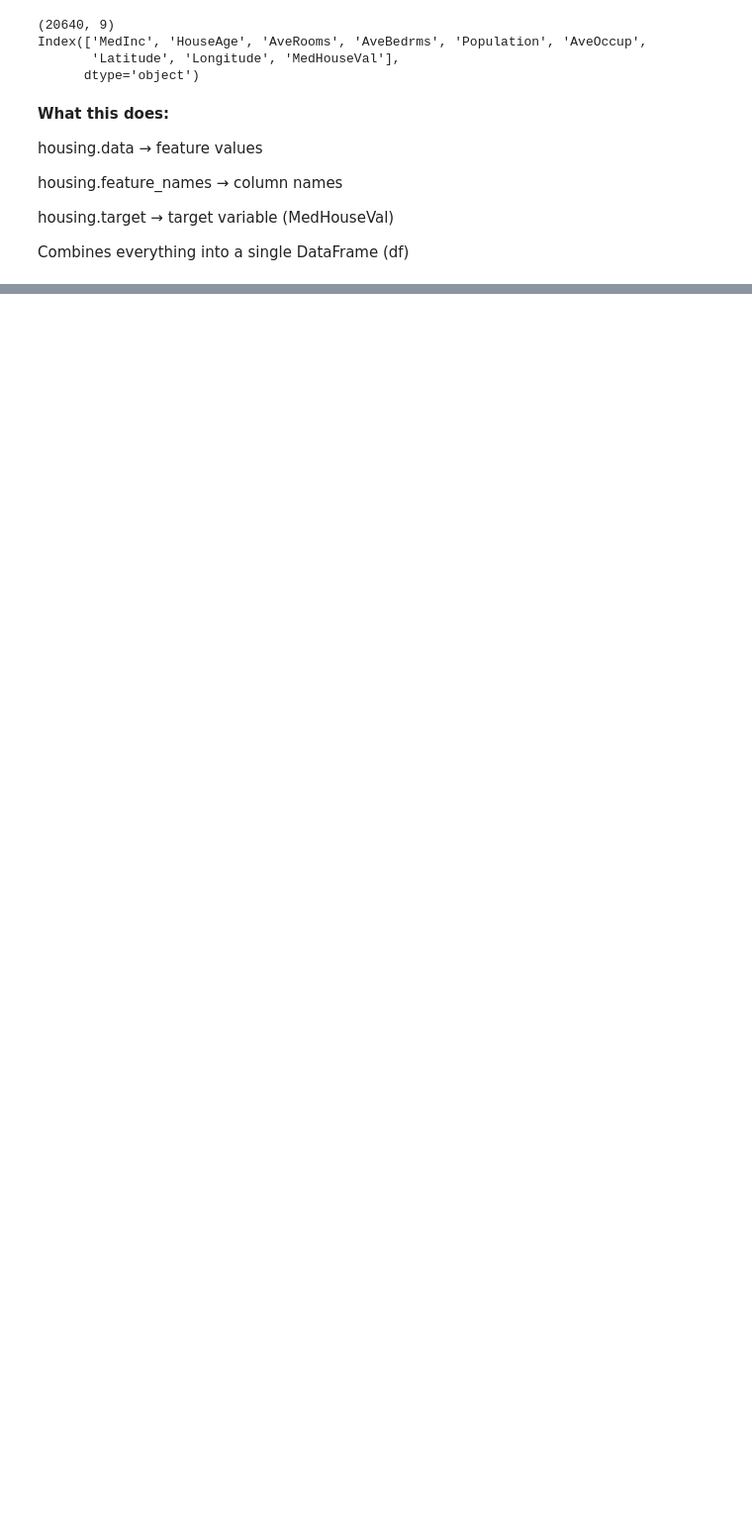
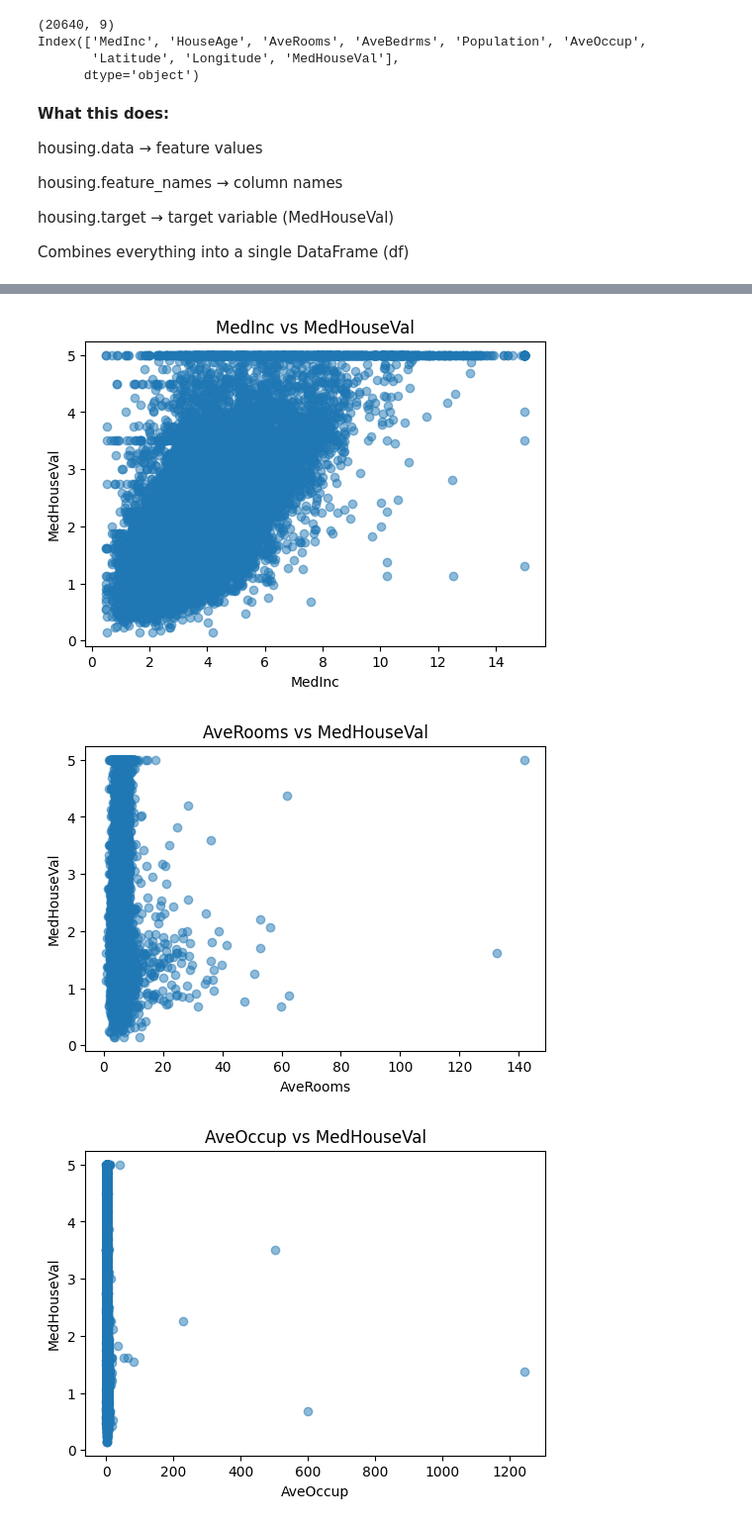
Before and after one commit to kadiwala1234/Introduction-to-Artificial-Intelligence, a Jupyter notebook: Lesson_6_ml_basic_assignment.ipynb, the cells around one changed output, grey strips where cells are left out. Shown at 99% size. Saved outputs shown, nothing was run; the diff lists cells and outputs as text; code cells hidden in the pictures; blank space fills up the shorter version.

```diff
--- a/Lesson_6_ml_basic_assignment.ipynb
+++ b/Lesson_6_ml_basic_assignment.ipynb
@@ -104,0 +239,25 @@ Combines everything into a single DataFrame (df)
+# %%
+# TODO: Use the function to visualize the relationships between multiple features and the target variable.
+# Features: ['MedInc', 'AveRooms', 'AveOccup', 'HouseAge']
+# Target: 'MedHouseVal'
+
+# Add your code here:
+# Function to plot selected features vs target
+def plot_selected_features(df, features, target_column):
+    for feature in features:
+        plt.figure(figsize=(6,4))
+        plt.scatter(df[feature], df[target_column], alpha=0.5)
+        plt.xlabel(feature)
+        plt.ylabel(target_column)
+        plt.title(f"{feature} vs {target_column}")
+        plt.show()
+
+# List of selected features
+features = ['MedInc', 'AveRooms', 'AveOccup', 'HouseAge']
+
+# Call the function
+plot_selected_features(df, features, 'MedHouseVal')
+# %% [output]
+[figure, added]
+[figure, added]
+[figure, added]
```
Also changed, not shown: parts of 18 cells of this notebook.
